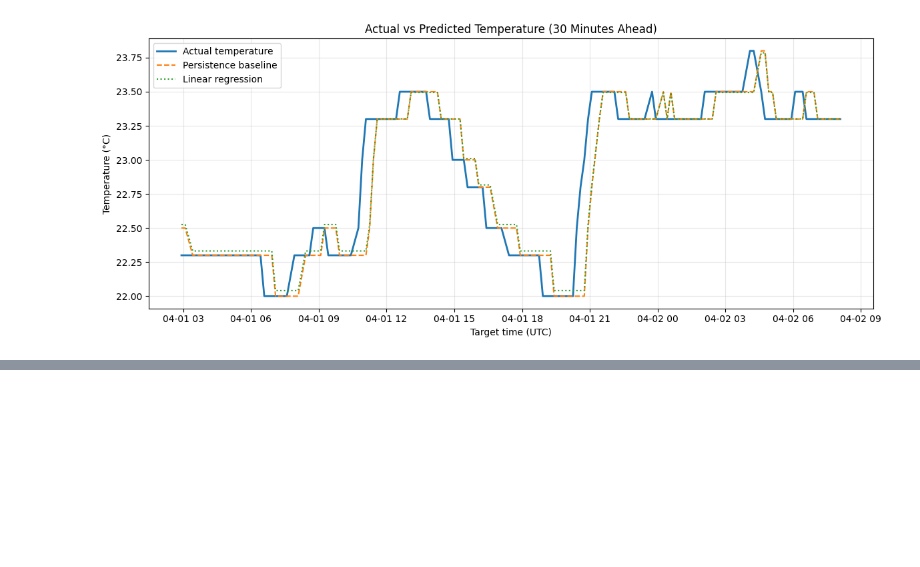
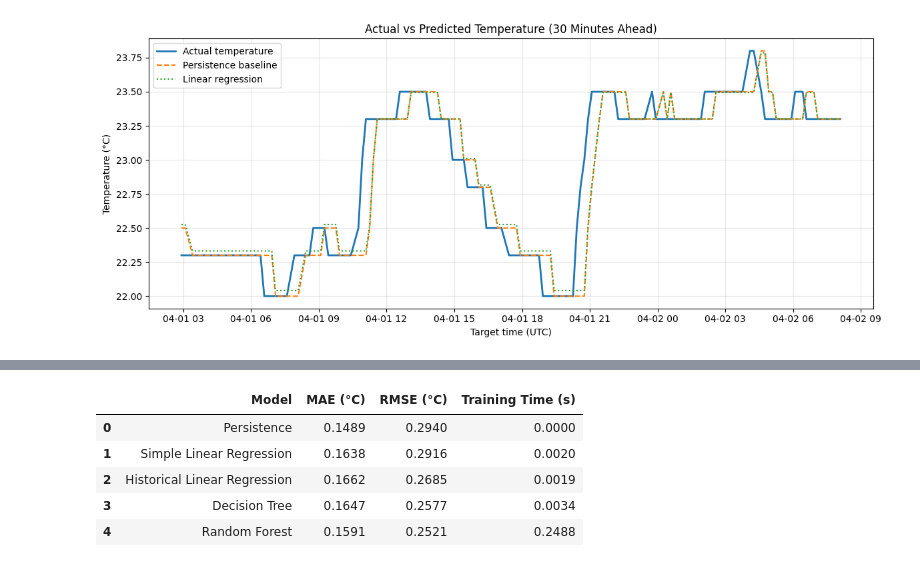
Before and after one commit to carolyndevadoss/MMA3001-Project, a Jupyter notebook: examples/MMA3001_Temperature_Prediction.ipynb, the cells around one changed output, grey strips where cells are left out. Saved outputs shown, nothing was run; the diff lists cells and outputs as text; code cells hidden in the pictures; blank space fills up the shorter version.

```diff
--- a/examples/MMA3001_Temperature_Prediction.ipynb
+++ b/examples/MMA3001_Temperature_Prediction.ipynb
@@ -472,0 +1054,89 @@ plt.show()
+# %%
+#Final model comparison
+
+from sklearn.linear_model import LinearRegression
+from sklearn.tree import DecisionTreeRegressor
+from sklearn.ensemble import RandomForestRegressor
+from sklearn.metrics import mean_absolute_error, mean_squared_error
+import numpy as np
+import pandas as pd
+import time
+
+# Combine training and validation observations
+combined_train = pd.concat(
+    [train_final, val_final]
+).sort_values("timestamp")
+
+# Keep the final test period separate
+final_test = test_final.copy()
+
+# Define inputs and targets
+X_train = combined_train[feature_columns]
+y_train = combined_train["target_temperature_C"]
+
+X_test = final_test[feature_columns]
+y_test = final_test["target_temperature_C"]
+
+# Models selected for comparison
+models = {
+    "Simple Linear Regression": LinearRegression(),
+    "Historical Linear Regression": LinearRegression(),
+    "Decision Tree": DecisionTreeRegressor(
+        max_depth=best_depth,
+        min_samples_leaf=5,
+        random_state=42
+    ),
+    "Random Forest": RandomForestRegressor(
+        n_estimators=100,
+        max_depth=10,
+        min_samples_leaf=3,
+        random_state=42,
+        n_jobs=-1
+    )
+}
+
+results = []
+
+# Persistence baseline
+baseline_predictions = final_test["temperature_C"]
+
+results.append({
+    "Model": "Persistence",
+    "MAE (°C)": mean_absolute_error(y_test, baseline_predictions),
+    "RMSE (°C)": np.sqrt(mean_squared_error(y_test, baseline_predictions)),
+    "Training Time (s)": 0.0
+})
+
+# Train and evaluate each model
+for name, model in models.items():
+
+    if name == "Simple Linear Regression":
+        training_inputs = combined_train[["temperature_C"]]
+        testing_inputs = final_test[["temperature_C"]]
+    else:
+        training_inputs = X_train
+        testing_inputs = X_test
+
+    start = time.perf_counter()
+    model.fit(training_inputs, y_train)
+    training_time = time.perf_counter() - start
+
+    predictions = model.predict(testing_inputs)
+
+    results.append({
+        "Model": name,
+        "MAE (°C)": mean_absolute_error(y_test, predictions),
+        "RMSE (°C)": np.sqrt(mean_squared_error(y_test, predictions)),
+        "Training Time (s)": training_time
+    })
+
+final_results = pd.DataFrame(results)
+
+display(final_results.round(4))
+# %% [output]
+|  | Model | MAE (°C) | RMSE (°C) | Training Time (s) |
+| 0 | Persistence | 0.1489 | 0.2940 | 0.0000 |
+| 1 | Simple Linear Regression | 0.1638 | 0.2916 | 0.0020 |
+| 2 | Historical Linear Regression | 0.1662 | 0.2685 | 0.0019 |
+| 3 | Decision Tree | 0.1647 | 0.2577 | 0.0034 |
+| 4 | Random Forest | 0.1591 | 0.2521 | 0.2488 |
```
Also changed, not shown: parts of 9 cells of this notebook.
